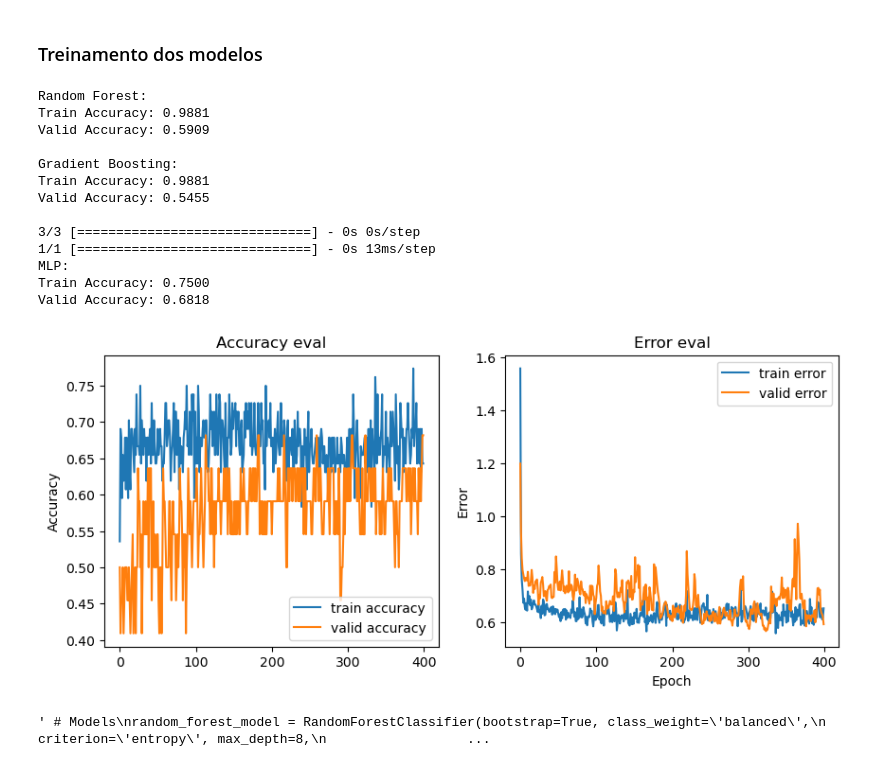
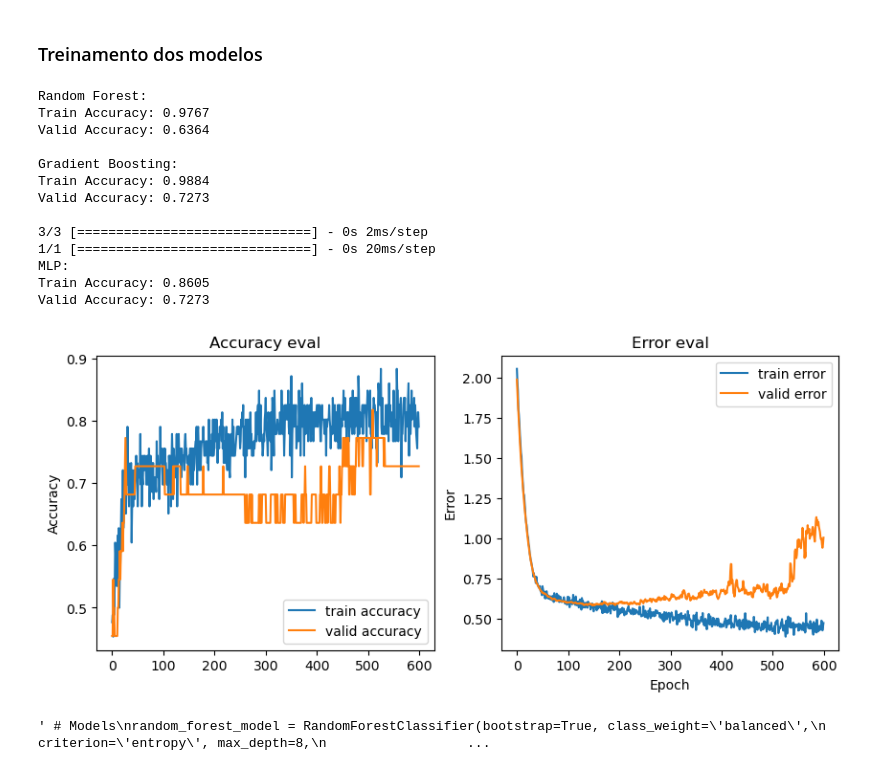
Before and after one commit to matheusssilva991/Radiomica, a Jupyter notebook: src/mamografia/model.ipynb, the cells around one changed output. Drawn from its saved outputs; the diff is of its cells as text; code cells hidden in the pictures.

Commit message:
fix: tests model MLP

```diff
--- a/src/mamografia/model.ipynb
+++ b/src/mamografia/model.ipynb
@@ -28,7 +28,7 @@ SELECTED_DATABASE = "mias"
 
 try:
     breast_cancer_df = pd.read_csv(
-        f"../../outputs/mamografia/{SELECTED_DATABASE}/glcm_features_{SELECTED_DATABASE}.csv"
+        f"../../outputs/mamografia/{SELECTED_DATABASE}/first_order_features_{SELECTED_DATABASE}.csv"
     )
     aux = pd.read_csv(f"../../outputs/mamografia/{SELECTED_DATABASE}/glcm_features_{SELECTED_DATABASE}.csv")
     breast_cancer_df = pd.concat([breast_cancer_df.drop(columns='pathology'), aux], axis=1)
@@ -77,9 +77,7 @@ X, y = (breast_cancer_df.drop(["pathology"], axis=1), breast_cancer_df["patholog
 y = y.map({"benign": 0, "malignant": 1})
 
 # Separa os dados em treino e teste
-X_train, X_test, y_train, y_test = train_test_split(X, y, test_size=0.20)
-X_train.to_csv("../../tmp_data/X_train.csv")
-X_test.to_csv("../../tmp_data/X_test.csv")
+X_train, X_test, y_train, y_test = train_test_split(X, y, test_size=0.20, stratify=y)
 
 # Balanceamento dos dados
 if SELECTED_DATABASE in ["inbreast", "mias"]:
@@ -90,7 +88,7 @@ elif SELECTED_DATABASE in ["cmmd"]:
     X_train, y_train = random_under_sampler.fit_resample(X_train, y_train)
 
 # Reduz a dimensionalidade
-pca = PCA(n_components=10)
+pca = PCA(n_components=8)
 X_train = pca.fit_transform(X_train)
 X_test = pca.transform(X_test)
 
@@ -129,17 +127,22 @@ def plot_history(history):
 
 def create_mlp_model(shape):
     model = Sequential()
-    model.add(Dense(25, input_dim=shape, activation="relu", kernel_regularizer=l2(0.1)))
-    model.add(Dropout(0.5))
-    # model.add(Dense(50, activation="relu", kernel_regularizer=l2(0.1)))
-    # model.add(Dropout(0.3))
-    model.add(Dense(1, activation="sigmoid"))
-    model.compile(loss="binary_crossentropy", optimizer=Adam(learning_rate=0.005), metrics=["accuracy"])
+    model.add(layers.Dense(24, input_dim=shape, kernel_regularizer=regularizers.L1(0.03)))
+    model.add(layers.Activation("relu"))
+    model.add(layers.Dropout(0.3))
+
+    #model.add(layers.Dense(24))
+    #model.add(layers.Activation("relu"))
+    #model.add(layers.Dropout(0.3))
+
+    model.add(layers.Dense(1))
+    model.add(layers.Activation("sigmoid"))
+    model.compile(loss="binary_crossentropy", optimizer=Adam(learning_rate=0.0005), metrics=["accuracy"])
     return model
 # %%
-epochs = 400
-batch_size = 1
-X_train, X_valid, y_train, y_valid = train_test_split(X_train, y_train, test_size=0.20)
+epochs = 600
+batch_size = 2
+X_train, X_valid, y_train, y_valid = train_test_split(X_train, y_train, test_size=0.20, stratify=y_train)
 
 
 random_forest_model = RandomForestClassifier(bootstrap=True, class_weight='balanced',
@@ -148,10 +151,10 @@ random_forest_model = RandomForestClassifier(bootstrap=True, class_weight='balan
                                              min_samples_split=3, min_samples_leaf=2,
                                              n_jobs=-1)
 
-gradient_boosting_model = GradientBoostingClassifier(learning_rate=0.1, max_depth=8,
-                                                     max_features='sqrt', n_estimators=60,
-                                                     subsample=0.8, min_samples_split=3,
-                                                     min_samples_leaf=2)
+gradient_boosting_model = GradientBoostingClassifier(learning_rate= 0.5, max_depth= 15,
+                                                     max_features="sqrt", max_leaf_nodes= 100,
+                                                     min_samples_leaf= 2, min_samples_split= 5,
+                                                     n_estimators= 5)
 
 mlp_model = create_mlp_model(X_train.shape[1])
 
@@ -170,42 +173,42 @@ for model, title in zip(models, titles):
         f"{title}:\n"
         f"Train Accuracy: {train_accuracy:.4f}\n"
         f"Valid Accuracy: {valid_accuracy:.4f}\n"
     )
 
 history = mlp_model.fit(X_train, y_train, epochs=epochs, batch_size=batch_size,
                         verbose=0, validation_data=(X_valid, y_valid))
 
 y_train_pred = mlp_model.predict(X_train)
 y_valid_pred = mlp_model.predict(X_valid)
 y_train_pred = (y_train_pred > 0.5).astype(int)
 y_valid_pred = (y_valid_pred > 0.5).astype(int)
 
 
 train_accuracy = accuracy_score(y_train, y_train_pred)
 valid_accuracy = accuracy_score(y_valid, y_valid_pred)
 
 print(
     f"MLP:\n"
     f"Train Accuracy: {train_accuracy:.4f}\n"
     f"Valid Accuracy: {valid_accuracy:.4f}\n"
 )
 
 plot_history(history)
 # %% [output]
 Random Forest:
-Train Accuracy: 0.9881
-Valid Accuracy: 0.5909
+Train Accuracy: 0.9767
+Valid Accuracy: 0.6364
 
 Gradient Boosting:
-Train Accuracy: 0.9881
-Valid Accuracy: 0.5455
+Train Accuracy: 0.9884
+Valid Accuracy: 0.7273
 
-3/3 [==============================] - 0s 0s/step
-1/1 [==============================] - 0s 13ms/step
+3/3 [==============================] - 0s 2ms/step
+1/1 [==============================] - 0s 20ms/step
 MLP:
-Train Accuracy: 0.7500
-Valid Accuracy: 0.6818
+Train Accuracy: 0.8605
+Valid Accuracy: 0.7273
-[figure, old version]
+[figure, new version]
 # %%
 """ # Models
 random_forest_model = RandomForestClassifier(bootstrap=True, class_weight='balanced',
```
Also changed, not shown: parts of 4 cells of this notebook, 3 other files.
